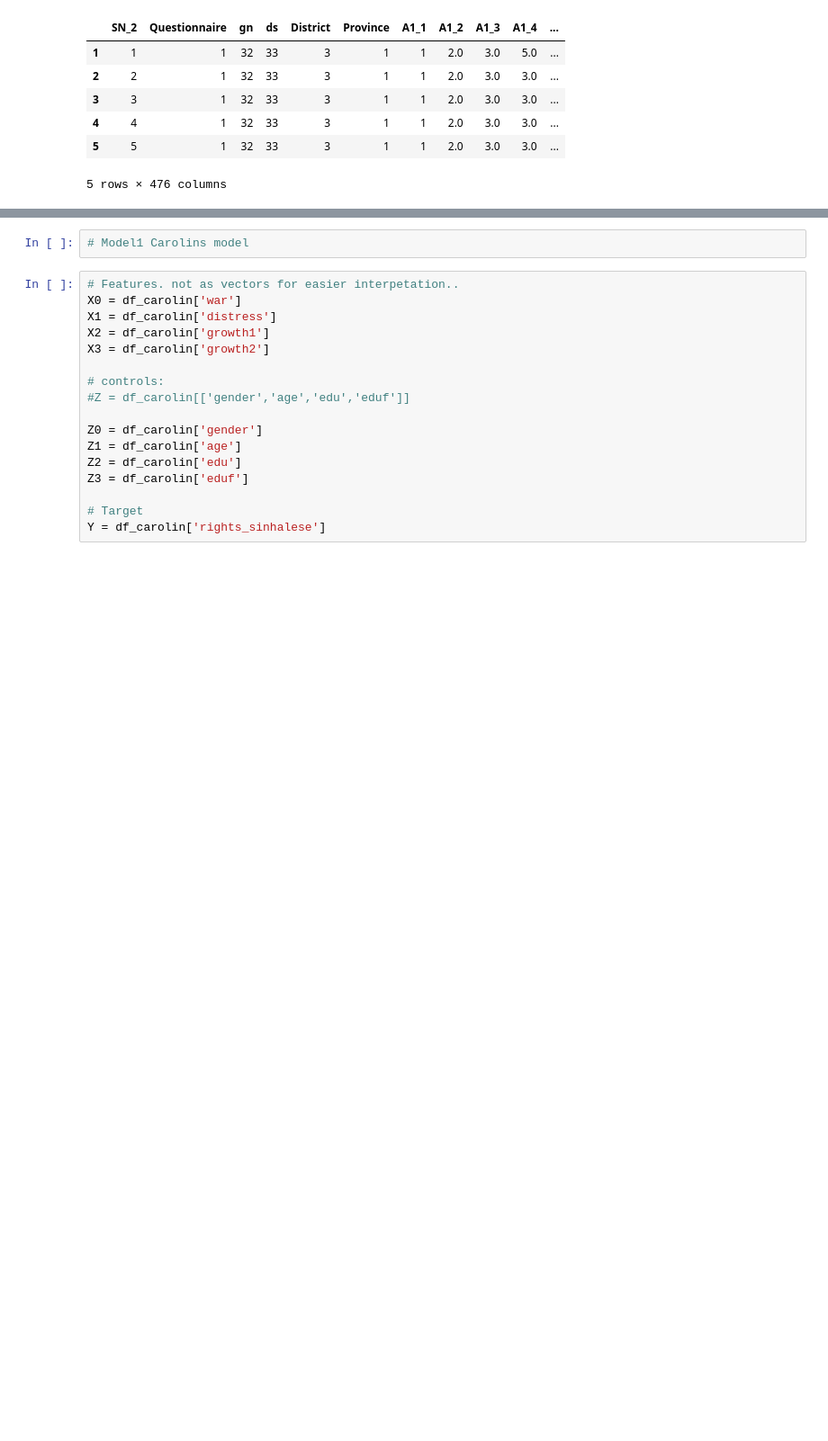
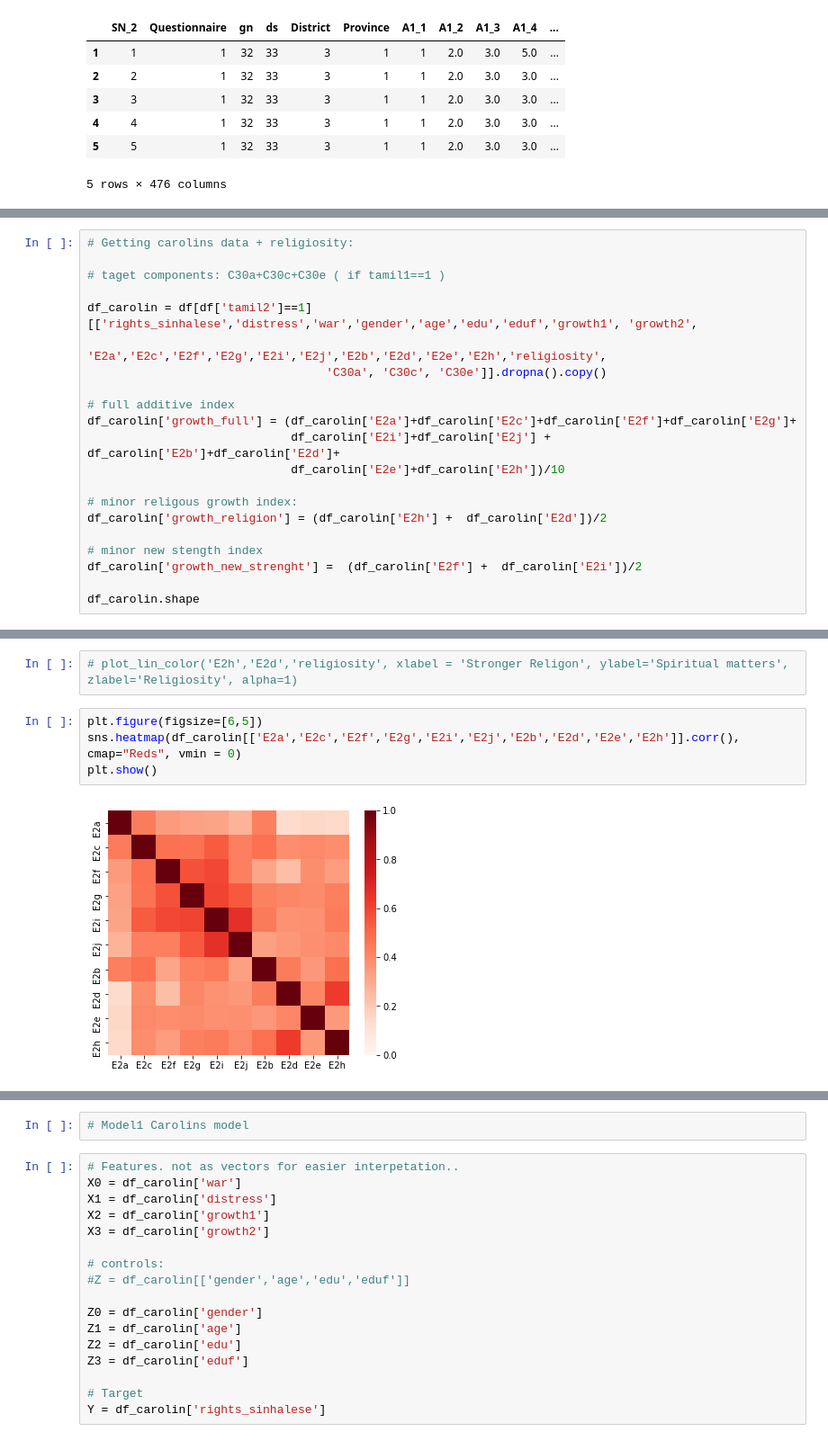
Before and after one commit to Polichinel/PLWC_scripts, a Jupyter notebook: py_bayesian_sem.ipynb, the cells around one changed output, grey strips where cells are left out. Shown at 90% size. Cells and saved outputs as stored; diff of their text form; blank space fills up the shorter version.

Commit message:
new models after session with Carolin

```diff
--- a/py_bayesian_sem.ipynb
+++ b/py_bayesian_sem.ipynb
@@ -53,0 +58,21 @@ df.head()
+# %%
+# Getting carolins data + religiosity:
+
+# taget components: C30a+C30c+C30e ( if tamil1==1 )
+
+df_carolin = df[df['tamil2']==1][['rights_sinhalese','distress','war','gender','age','edu','eduf','growth1', 'growth2',
+                                  'E2a','E2c','E2f','E2g','E2i','E2j','E2b','E2d','E2e','E2h','religiosity',
+                                  'C30a', 'C30c', 'C30e']].dropna().copy()
+
+# full additive index
+df_carolin['growth_full'] = (df_carolin['E2a']+df_carolin['E2c']+df_carolin['E2f']+df_carolin['E2g']+
+                             df_carolin['E2i']+df_carolin['E2j'] + df_carolin['E2b']+df_carolin['E2d']+
+                             df_carolin['E2e']+df_carolin['E2h'])/10
+
+# minor religous growth index:
+df_carolin['growth_religion'] = (df_carolin['E2h'] +  df_carolin['E2d'])/2
+
+# minor new stength index
+df_carolin['growth_new_strenght'] =  (df_carolin['E2f'] +  df_carolin['E2i'])/2
+
+df_carolin.shape
@@ -53,0 +159,8 @@ df.head()
+# %%
+# plot_lin_color('E2h','E2d','religiosity', xlabel = 'Stronger Religon', ylabel='Spiritual matters', zlabel='Religiosity', alpha=1)
+# %%
+plt.figure(figsize=[6,5])
+sns.heatmap(df_carolin[['E2a','E2c','E2f','E2g','E2i','E2j','E2b','E2d','E2e','E2h']].corr(), cmap="Reds", vmin = 0)
+plt.show()
+# %% [output]
+[figure, added]
```
Also changed, not shown: parts of 49 cells of this notebook.
